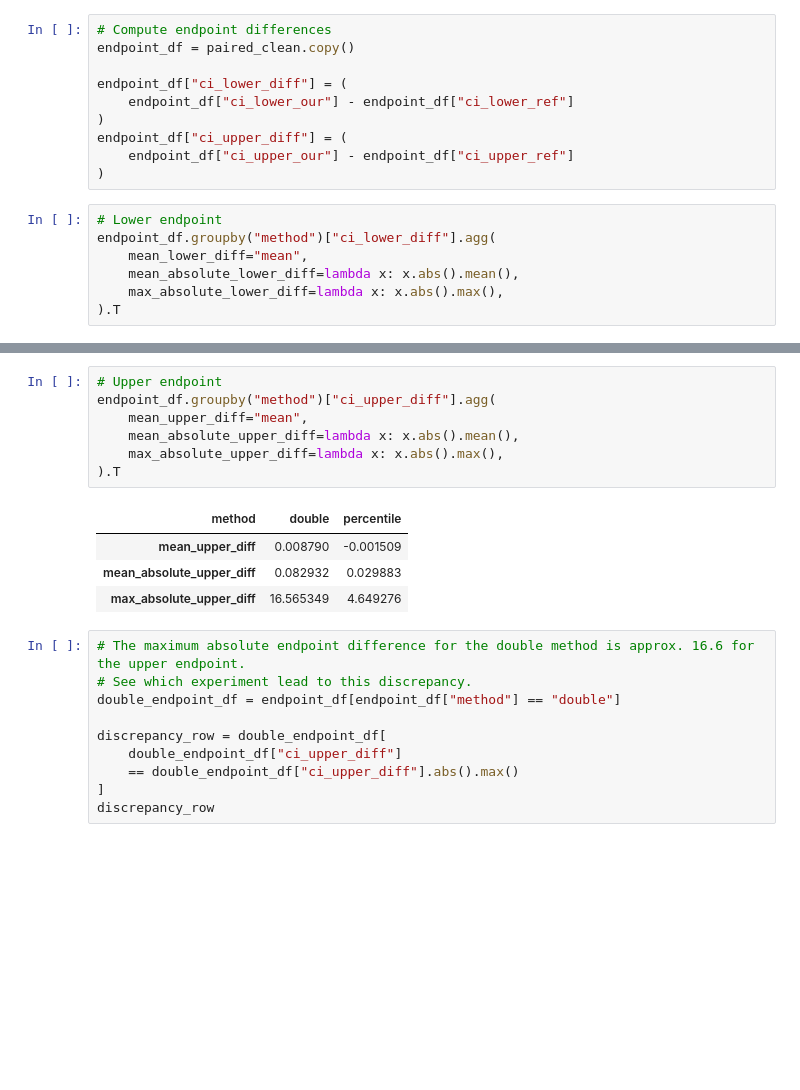
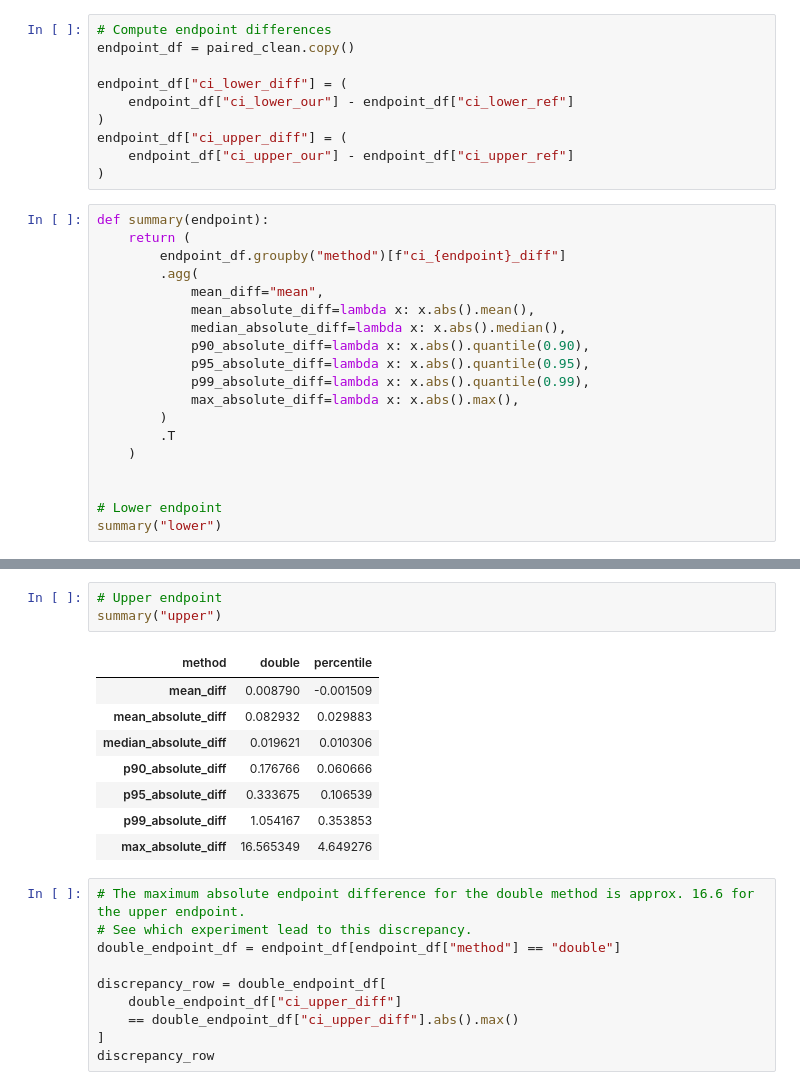
Before and after one commit to enejH04/bootstrap-inference, a Jupyter notebook: performance_validation/analysis.ipynb, the cells around one changed output, grey strips where cells are left out. Saved outputs shown, nothing was run; the diff lists cells and outputs as text; blank space fills up the shorter version.

```diff
--- a/performance_validation/analysis.ipynb
+++ b/performance_validation/analysis.ipynb
@@ -586,11 +602,23 @@ endpoint_df["ci_upper_diff"] = (
     endpoint_df["ci_upper_our"] - endpoint_df["ci_upper_ref"]
 )
 # %%
+def summary(endpoint):
+    return (
+        endpoint_df.groupby("method")[f"ci_{endpoint}_diff"]
+        .agg(
+            mean_diff="mean",
+            mean_absolute_diff=lambda x: x.abs().mean(),
+            median_absolute_diff=lambda x: x.abs().median(),
+            p90_absolute_diff=lambda x: x.abs().quantile(0.90),
+            p95_absolute_diff=lambda x: x.abs().quantile(0.95),
+            p99_absolute_diff=lambda x: x.abs().quantile(0.99),
+            max_absolute_diff=lambda x: x.abs().max(),
+        )
+        .T
+    )
+
+
 # Lower endpoint
-endpoint_df.groupby("method")["ci_lower_diff"].agg(
-    mean_lower_diff="mean",
-    mean_absolute_lower_diff=lambda x: x.abs().mean(),
-    max_absolute_lower_diff=lambda x: x.abs().max(),
-).T
+summary("lower")
 # %% [output]
 | method | double | percentile |
@@ -600,15 +632,15 @@ endpoint_df.groupby("method")["ci_lower_diff"].agg(
 # %%
 # Upper endpoint
-endpoint_df.groupby("method")["ci_upper_diff"].agg(
-    mean_upper_diff="mean",
-    mean_absolute_upper_diff=lambda x: x.abs().mean(),
-    max_absolute_upper_diff=lambda x: x.abs().max(),
-).T
+summary("upper")
 # %% [output]
 | method | double | percentile |
-| mean_upper_diff | 0.008790 | -0.001509 |
-| mean_absolute_upper_diff | 0.082932 | 0.029883 |
-| max_absolute_upper_diff | 16.565349 | 4.649276 |
+| mean_diff | 0.008790 | -0.001509 |
+| mean_absolute_diff | 0.082932 | 0.029883 |
+| median_absolute_diff | 0.019621 | 0.010306 |
+| p90_absolute_diff | 0.176766 | 0.060666 |
+| p95_absolute_diff | 0.333675 | 0.106539 |
+| p99_absolute_diff | 1.054167 | 0.353853 |
+| max_absolute_diff | 16.565349 | 4.649276 |
 # %%
 # The maximum absolute endpoint difference for the double method is approx. 16.6 for the upper endpoint.
 # See which experiment lead to this discrepancy.
```
Also changed, not shown: parts of 20 cells of this notebook.
